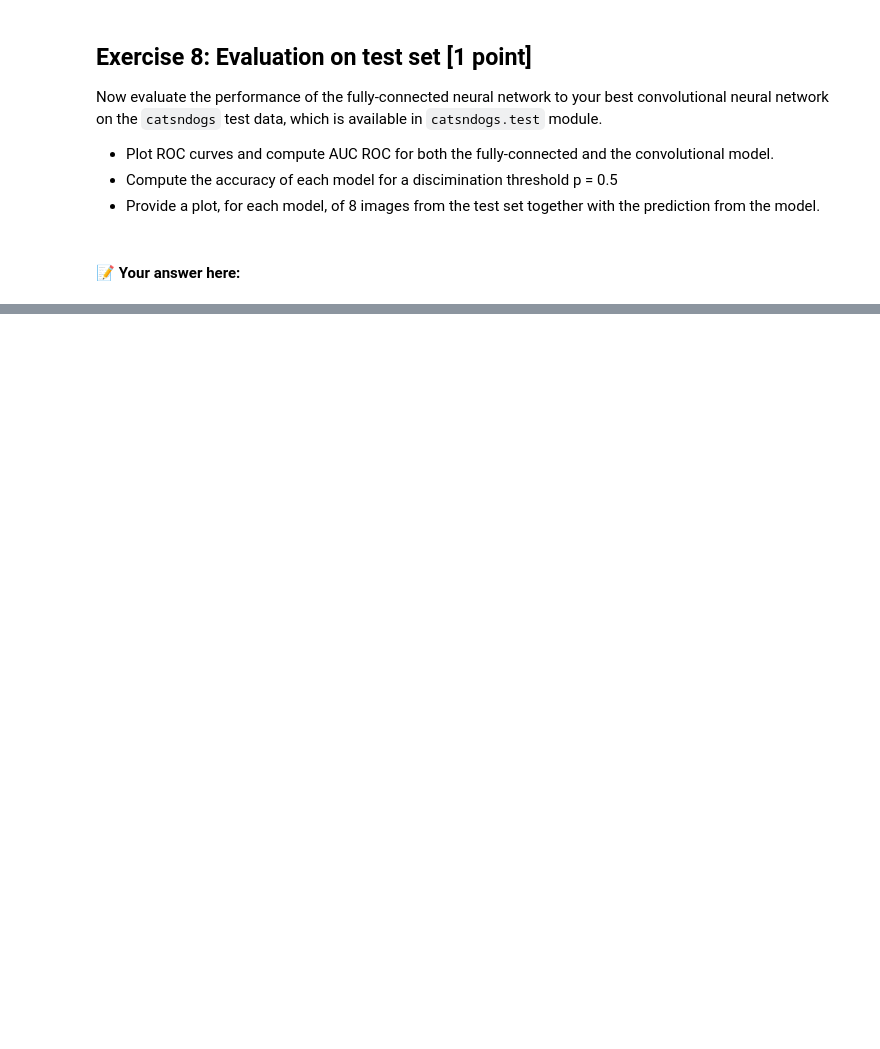
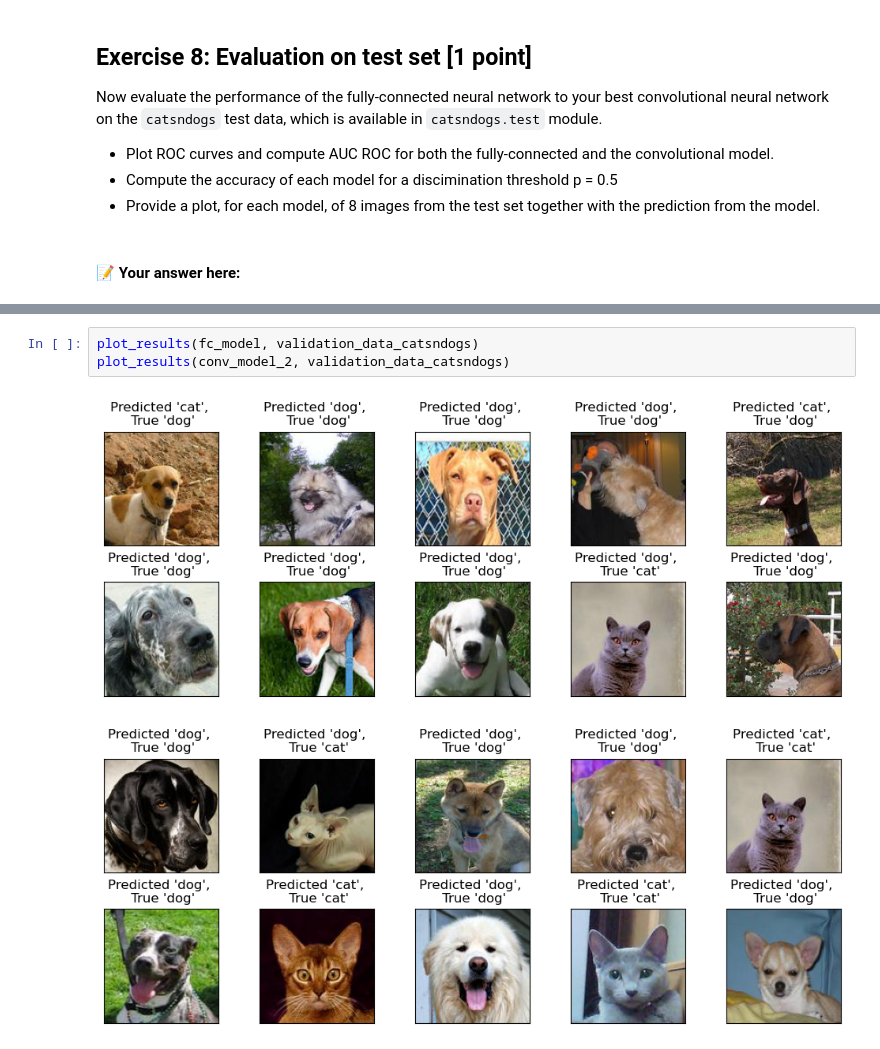
Before and after one commit to shilp31/233, a Jupyter notebook: HW3_2024.ipynb, the cells around one changed output, grey strips where cells are left out. Saved outputs shown, nothing was run; the diff lists cells and outputs as text; blank space fills up the shorter version.

```diff
--- a/HW3_2024.ipynb
+++ b/HW3_2024.ipynb
@@ -1097,0 +1133,6 @@ Now evaluate the performance of the fully-connected neural network to your best
+# %%
+plot_results(fc_model, validation_data_catsndogs)
+plot_results(conv_model_2, validation_data_catsndogs)
+# %% [output]
+[figure, added]
+[figure, added]
```
Also changed, not shown: parts of 15 cells of this notebook.
